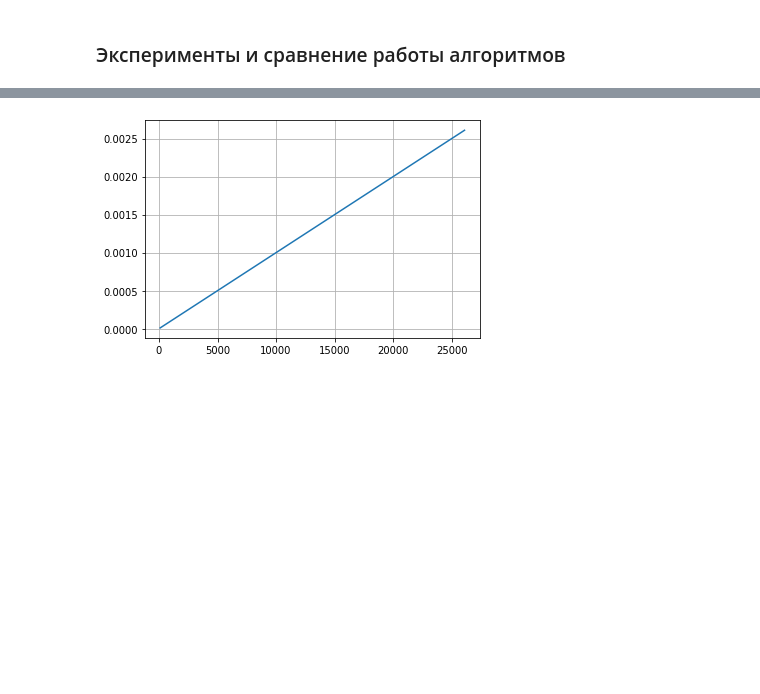
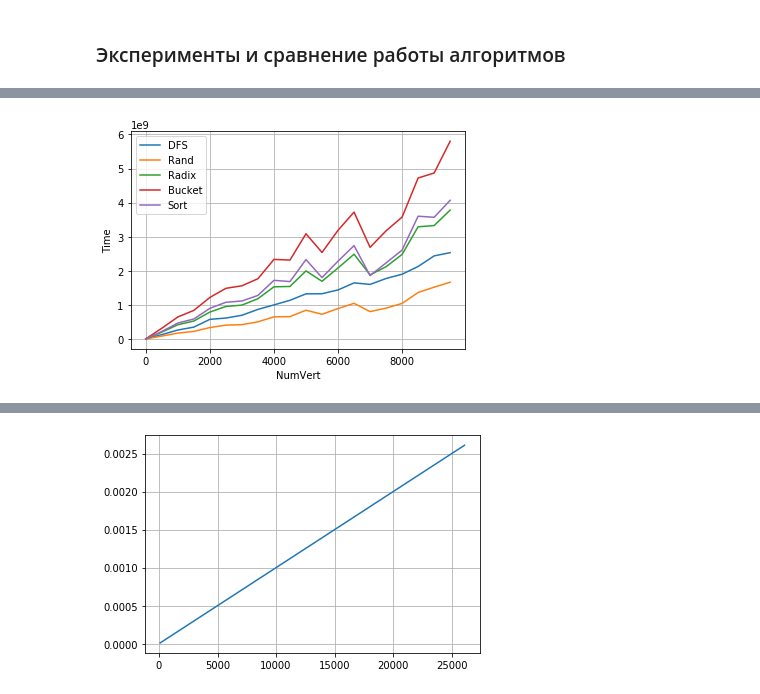
Before and after one commit to kislN/graph_lab_1, a Jupyter notebook: cmake-build-debug/report.ipynb, the cells around one changed output, grey strips where cells are left out. Cells and saved outputs as stored; diff of their text form; code cells hidden in the pictures; blank space fills up the shorter version.

```diff
--- a/cmake-build-debug/report.ipynb
+++ b/cmake-build-debug/report.ipynb
@@ -61,0 +68,4 @@ Text(0, 0.5, 'time')
+# %%
+draw_plot(data8, indexes[1],indexes[2])
+# %% [output]
+[figure, added]
```
Also changed, not shown: parts of 7 cells of this notebook, 7 other files.
